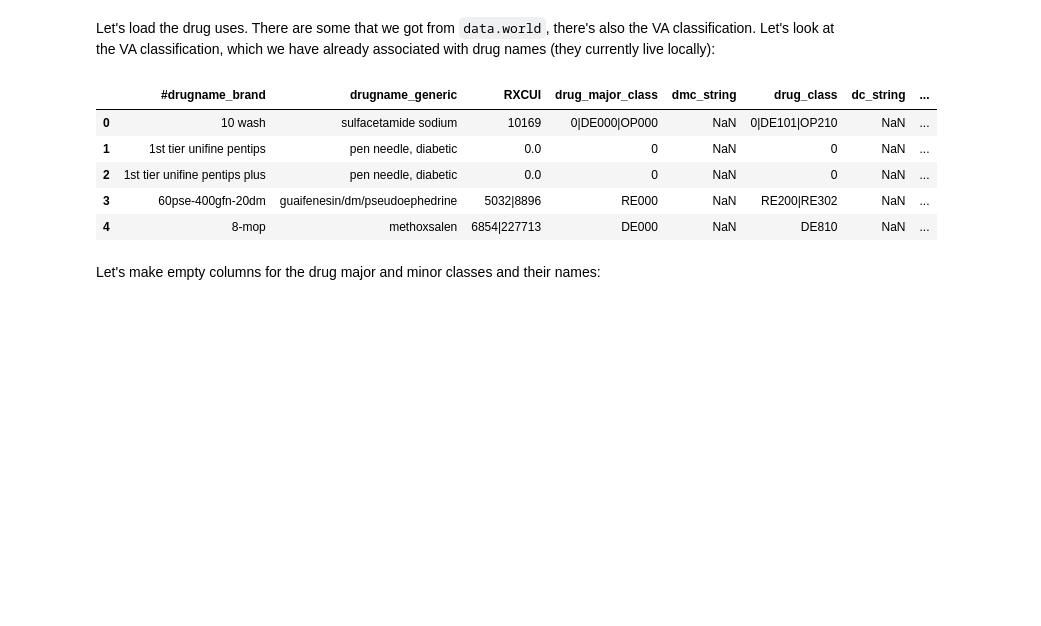
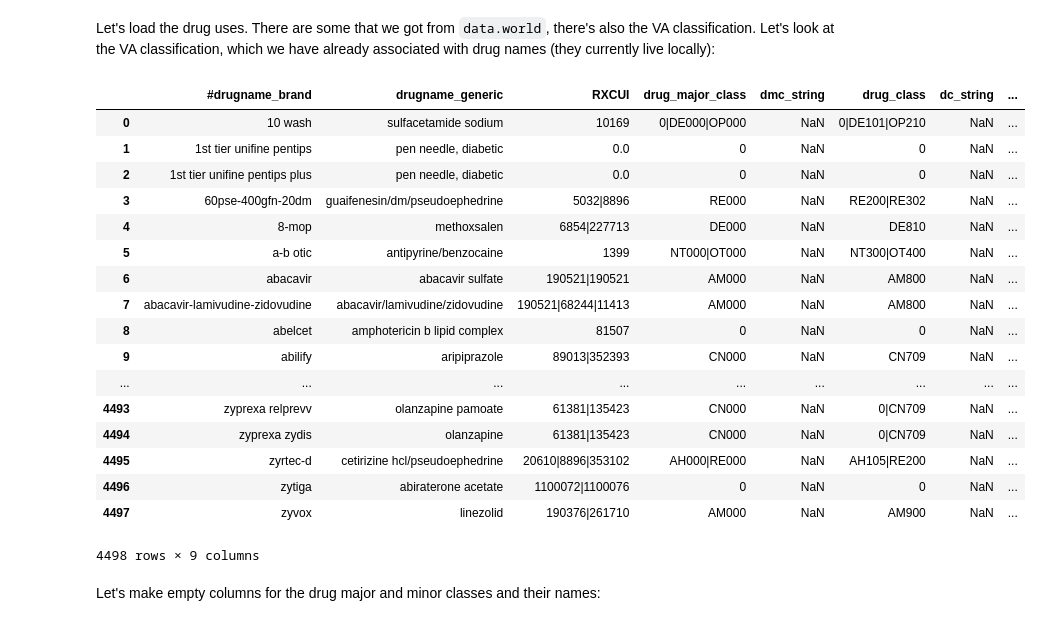
Before and after one commit to dhuppenkothen/drug-spending, a Jupyter notebook: python/analysis-vis/DrugUseExploration.ipynb, the cells around one changed output. Saved outputs shown, nothing was run; the diff lists cells and outputs as text; code cells hidden in the pictures; blank space fills up the shorter version.

```diff
--- a/python/analysis-vis/DrugUseExploration.ipynb
+++ b/python/analysis-vis/DrugUseExploration.ipynb
@@ -46,14 +46,26 @@ Let's load the drug uses. There are some that we got from `data.world`, there's
 # %%
 druguse = pd.read_csv("../../data/drugnames_withclasses.csv", sep="\t")
 # %%
-druguse.head()
+druguse
 # %% [output]
 |  | #drugname_brand | drugname_generic | RXCUI | drug_major_class | dmc_string | drug_class | dc_string | ... |
 | 0 | 10 wash | sulfacetamide sodium | 10169 | 0|DE000|OP000 | NaN | 0|DE101|OP210 | NaN | ... |
 | 1 | 1st tier unifine pentips | pen needle, diabetic | 0.0 | 0 | NaN | 0 | NaN | ... |
 | 2 | 1st tier unifine pentips plus | pen needle, diabetic | 0.0 | 0 | NaN | 0 | NaN | ... |
 | 3 | 60pse-400gfn-20dm | guaifenesin/dm/pseudoephedrine | 5032|8896 | RE000 | NaN | RE200|RE302 | NaN | ... |
 | 4 | 8-mop | methoxsalen | 6854|227713 | DE000 | NaN | DE810 | NaN | ... |
+| 5 | a-b otic | antipyrine/benzocaine | 1399 | NT000|OT000 | NaN | NT300|OT400 | NaN | ... |
+| 6 | abacavir | abacavir sulfate | 190521|190521 | AM000 | NaN | AM800 | NaN | ... |
+| 7 | abacavir-lamivudine-zidovudine | abacavir/lamivudine/zidovudine | 190521|68244|11413 | AM000 | NaN | AM800 | NaN | ... |
+| 8 | abelcet | amphotericin b lipid complex | 81507 | 0 | NaN | 0 | NaN | ... |
+| 9 | abilify | aripiprazole | 89013|352393 | CN000 | NaN | CN709 | NaN | ... |
+| ... | ... | ... | ... | ... | ... | ... | ... | ... |
+| 4493 | zyprexa relprevv | olanzapine pamoate | 61381|135423 | CN000 | NaN | 0|CN709 | NaN | ... |
+| 4494 | zyprexa zydis | olanzapine | 61381|135423 | CN000 | NaN | 0|CN709 | NaN | ... |
+| 4495 | zyrtec-d | cetirizine hcl/pseudoephedrine | 20610|8896|353102 | AH000|RE000 | NaN | AH105|RE200 | NaN | ... |
+| 4496 | zytiga | abiraterone acetate | 1100072|1100076 | 0 | NaN | 0 | NaN | ... |
+| 4497 | zyvox | linezolid | 190376|261710 | AM000 | NaN | AM900 | NaN | ... |
+4498 rows × 9 columns
 # %% [markdown]
 Let's make empty columns for the drug major and minor classes and their names:
 # %%
```
Also changed, not shown: parts of 51 cells of this notebook.
